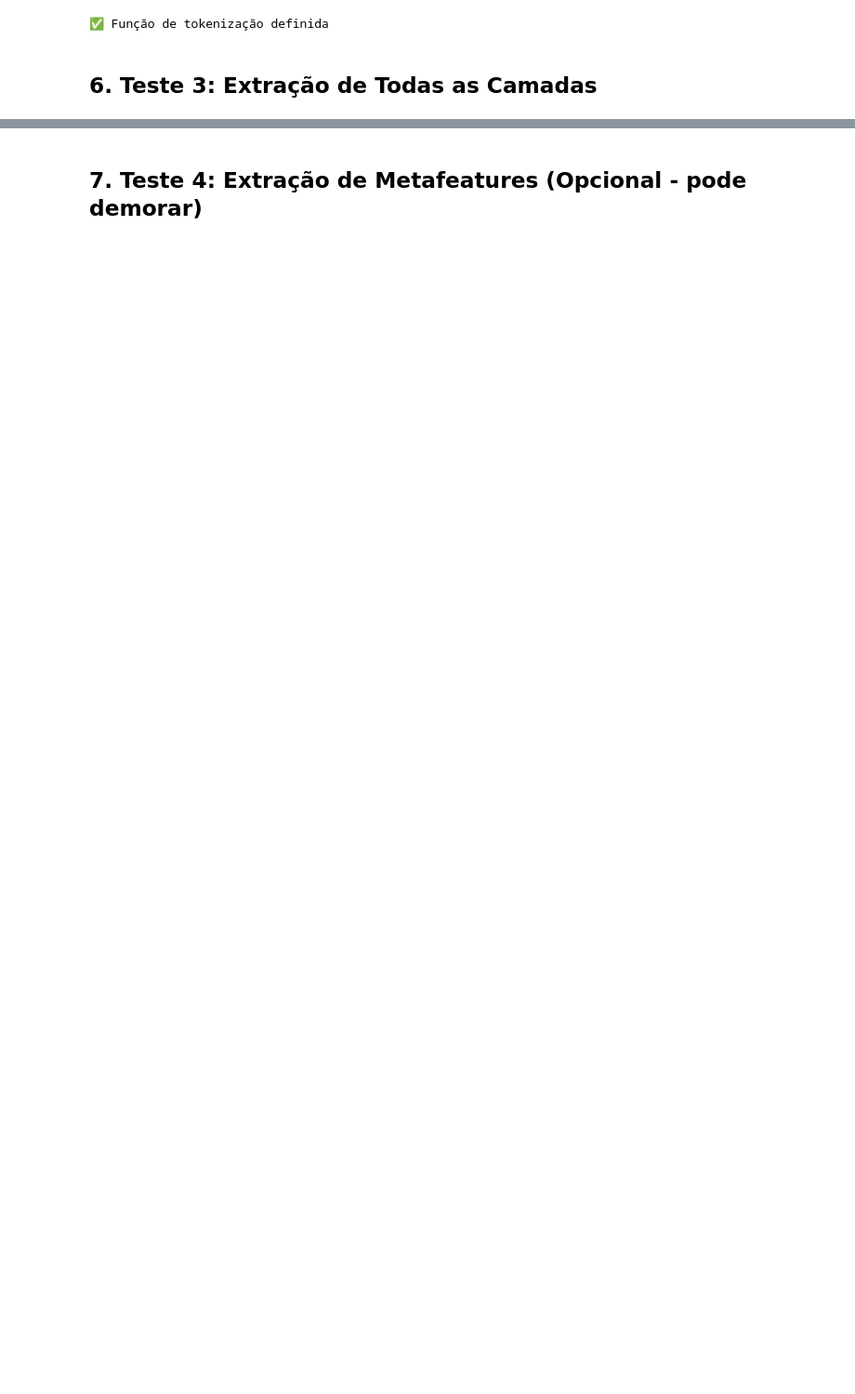
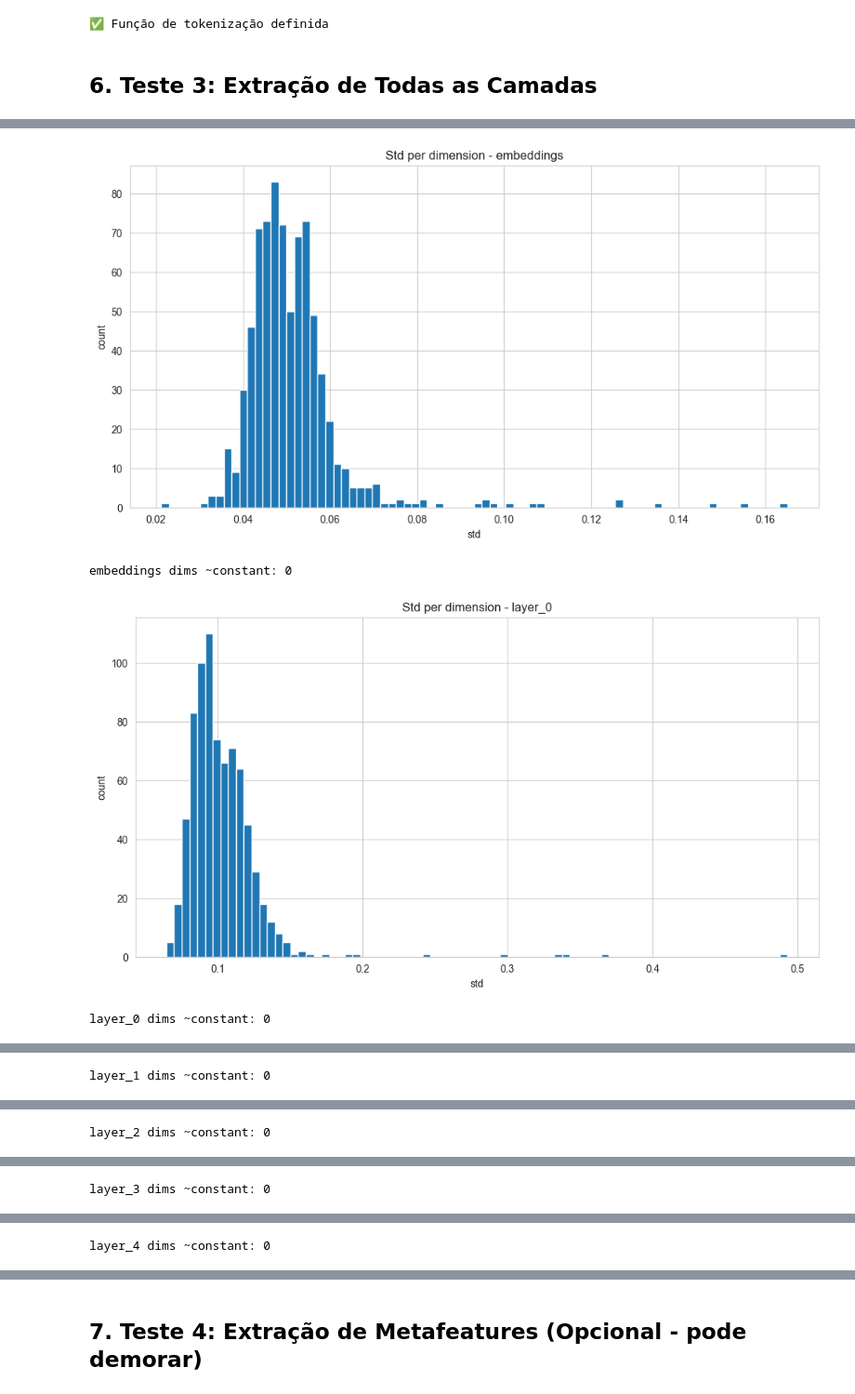
Before and after one commit to DouglasBergamim/unstructured-data-metafeatures, a Jupyter notebook: Notebooks/test_features_extraction.ipynb, the cells around one changed output, grey strips where cells are left out. Shown at 93% size. Saved outputs shown, nothing was run; the diff lists cells and outputs as text; code cells hidden in the pictures; blank space fills up the shorter version.

```diff
--- a/Notebooks/test_features_extraction.ipynb
+++ b/Notebooks/test_features_extraction.ipynb
@@ -444,0 +521,24 @@ Be aware, overflowing tokens are not returned for the setting you have chosen, i
+# %%
+import numpy as np
+import matplotlib.pyplot as plt
+
+def plot_std_per_dim(X, title=""):
+    # X: [N, D]
+    std = X.std(axis=0)
+    plt.figure()
+    plt.hist(std, bins=80)
+    plt.title(f"Std per dimension {title}")
+    plt.xlabel("std")
+    plt.ylabel("count")
+    plt.show()
+    return std
+
+for ln, X in features_by_layer.items():
+    X = np.asarray(X)
+    std = plot_std_per_dim(X, title=f"- {ln}")
+    print(ln, "dims ~constant:", int((std < 1e-8).sum()))
+# %% [output]
+[figure, added]
+embeddings dims ~constant: 0
+[figure, added]
+layer_0 dims ~constant: 0
@@ -444,0 +546 @@ Be aware, overflowing tokens are not returned for the setting you have chosen, i
+layer_1 dims ~constant: 0
@@ -444,0 +548 @@ Be aware, overflowing tokens are not returned for the setting you have chosen, i
+layer_2 dims ~constant: 0
@@ -444,0 +550 @@ Be aware, overflowing tokens are not returned for the setting you have chosen, i
+layer_3 dims ~constant: 0
@@ -444,0 +552 @@ Be aware, overflowing tokens are not returned for the setting you have chosen, i
+layer_4 dims ~constant: 0
```
Also changed, not shown: parts of 23 cells of this notebook.
